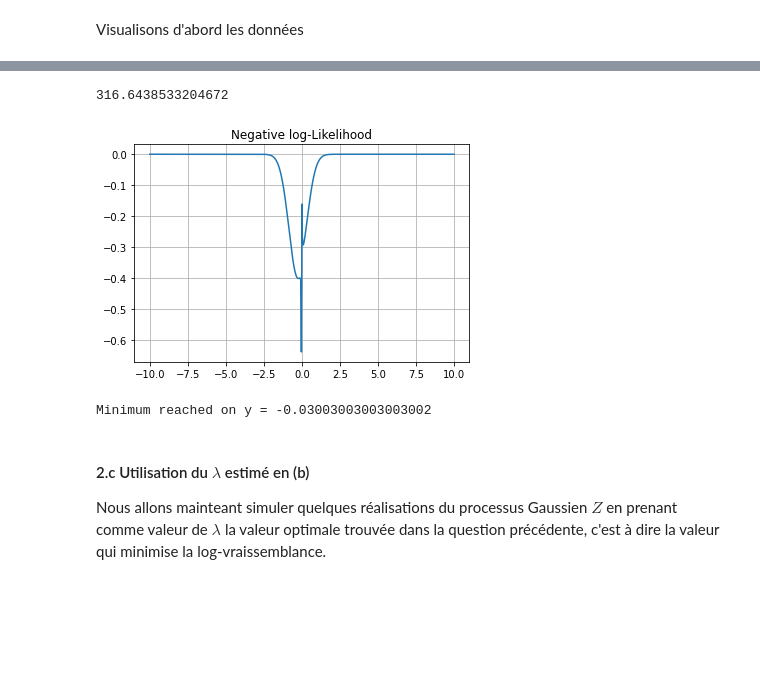
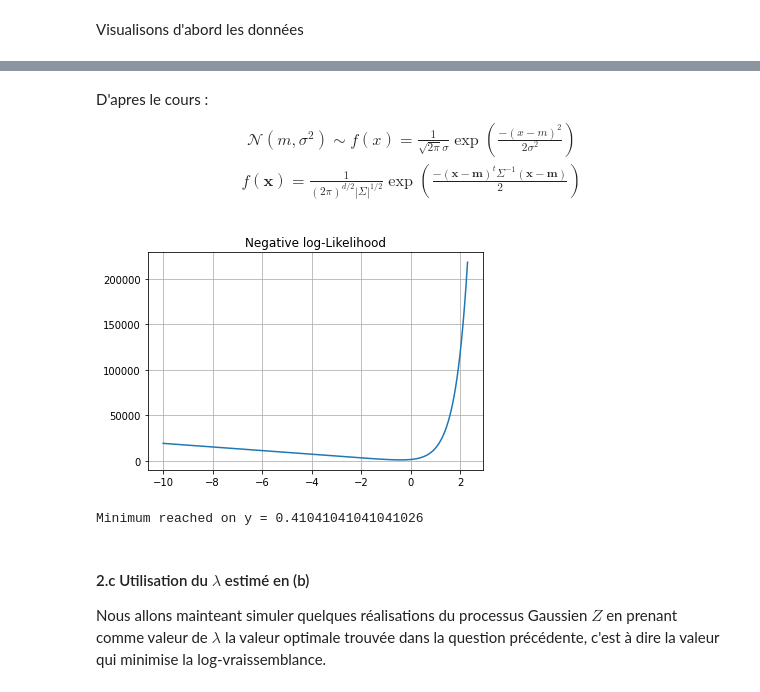
Before and after one commit to Aympab/Projet_Probas_Stats, a Jupyter notebook: probleme2.ipynb, the cells around one changed output, grey strips where cells are left out. Saved outputs shown, nothing was run; the diff lists cells and outputs as text; code cells hidden in the pictures; blank space fills up the shorter version.

```diff
--- a/probleme2.ipynb
+++ b/probleme2.ipynb
@@ -178,46 +178,51 @@ plt.show()
+# %% [markdown]
+D'apres le cours :
+\begin{gathered}
+\mathcal{N}\left(m, \sigma^{2}\right) \sim f(x)=\frac{1}{\sqrt{2 \pi} \sigma} \exp \left(\frac{-(x-m)^{2}}{2 \sigma^{2}}\right) \\
+f(\boldsymbol{x})=\frac{1}{(2 \pi)^{d / 2}|\Sigma|^{1 / 2}} \exp \left(\frac{-(\boldsymbol{x}-\boldsymbol{m})^{t} \Sigma^{-1}(\boldsymbol{x}-\boldsymbol{m})}{2}\right)
+\end{gathered}
 # %%
 import scipy.stats
 from math import sqrt
 
 # scipy.stats.norm.pdf(6,2.0,1.0)
     # xi = np.linspace(0, 1, N)
 
 def log_like(lambd, xi, z):
     sigma = compute_cov_sigma(xi, lambd=lambd)
     det = la.slogdet(sigma)
 
     m =np.mean(xi)
 
     left = 1/(sqrt(2*pi)*sqrt(abs(det[0])))
     right = ((-(xi - m).T)@la.inv(sigma)@(xi - m))/2
 
     return left*exp(right)
 
 
 
 # print( -np.log(scipy.stats.norm.pdf(z,2.0,1.0)).sum() )
 
 x = np.linspace(-10, 10, 1000, endpoint=True)
 
 y = []
 for i in x:
-    # y.append(-np.log(scipy.stats.norm.pdf(z,i,0.5)).sum())
-    y.append(-log_like(i, xi, z))
+    y.append(-np.log(scipy.stats.gumbel_r.pdf(z,i,0.5)).sum())
+    # y.append(-log_like(i, xi, z))
 
 plt.plot(x,y)
 
 plt.title('Negative log-Likelihood')
 plt.grid()
 #plt.show()
 # %% [output]
-316.6438533204672
-[figure, old version]
+[figure, new version]
 # %%
 y_min = y.index(min(y))
-print('Minimum reached on y =', x[y_min])
+print('Minimum reached on y =', abs(x[y_min]))
 y_min = x[y_min]
 # %% [output]
-Minimum reached on y = -0.03003003003003002
+Minimum reached on y = 0.41041041041041026
 # %% [markdown]
 #### 2.c Utilisation du $\lambda$ estimé en (b)
 
```
Also changed, not shown: parts of 11 cells of this notebook, 1 other file.
